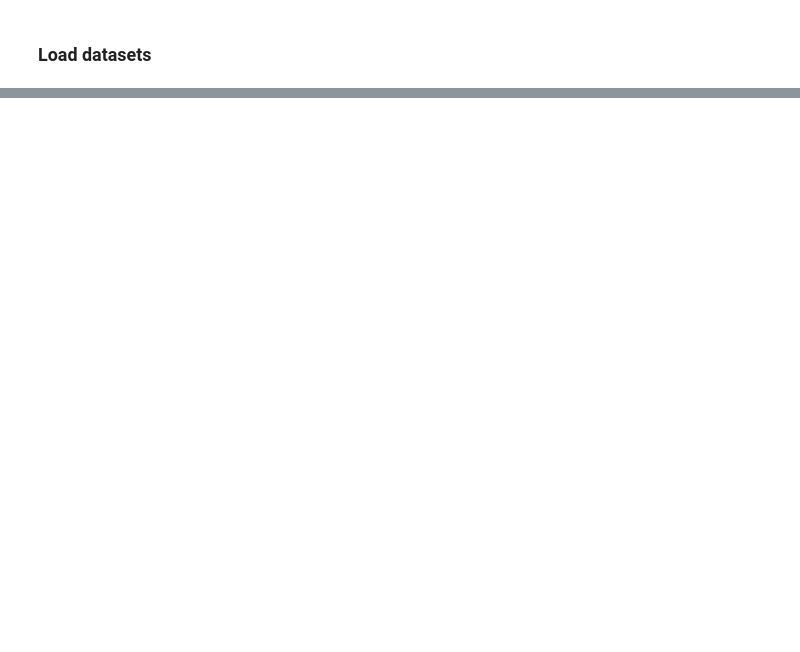
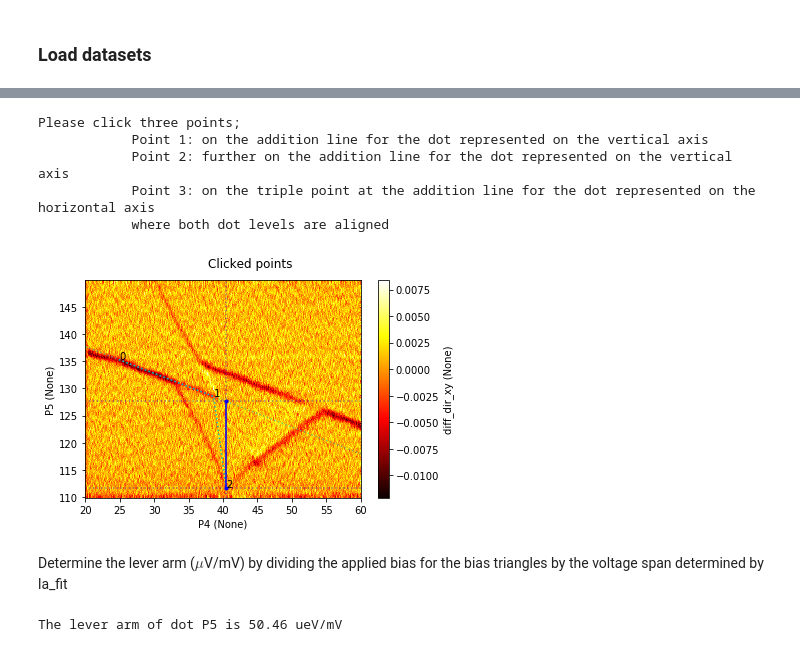
Before and after one commit to QuTech-Delft/qtt, a Jupyter notebook: docs/notebooks/example_lever_arm_charging_energy.ipynb, the cells around one changed output, grey strips where cells are left out. Cells and saved outputs as stored; diff of their text form; code cells hidden in the pictures; blank space fills up the shorter version.

```diff
--- a/docs/notebooks/example_lever_arm_charging_energy.ipynb
+++ b/docs/notebooks/example_lever_arm_charging_energy.ipynb
@@ -44,0 +56,29 @@ Plot the addition lines (to extraxt the charging energy)
+# %%
+dot = 'P5'
+
+if dot == 'P4':
+    vertical = False
+elif dot == 'P5':
+    vertical = True
+else:
+    print("Please choose either dot 4 or dot 5")
+
+clicked_pts = np.array([[  24.87913077,   38.63388728,   40.44875099],
+       [ 135.28934654,  128.50469446,  111.75508464]])
+
+lev_arm_fit = perpLineIntersect_ipynb(dataset_la, description = 'lever_arm', vertical = vertical, points = clicked_pts)
+# %% [output]
+Please click three points;
+            Point 1: on the addition line for the dot represented on the vertical axis
+            Point 2: further on the addition line for the dot represented on the vertical axis
+            Point 3: on the triple point at the addition line for the dot represented on the horizontal axis
+            where both dot levels are aligned
+[figure, added]
+# %% [markdown]
+Determine the lever arm ($\mu$V/mV) by dividing the applied bias for the bias triangles by the voltage span determined by la_fit
+# %%
+bias = dataset_la.snapshot()['allgatevalues']['O5']
+lev_arm = lever_arm(bias, lev_arm_fit, fig = True)
+print('''The lever arm of dot %s is %.2f ueV/mV'''%(dot, lev_arm))
+# %% [output]
+The lever arm of dot P5 is 50.46 ueV/mV
```
Also changed, not shown: parts of 21 cells of this notebook.
